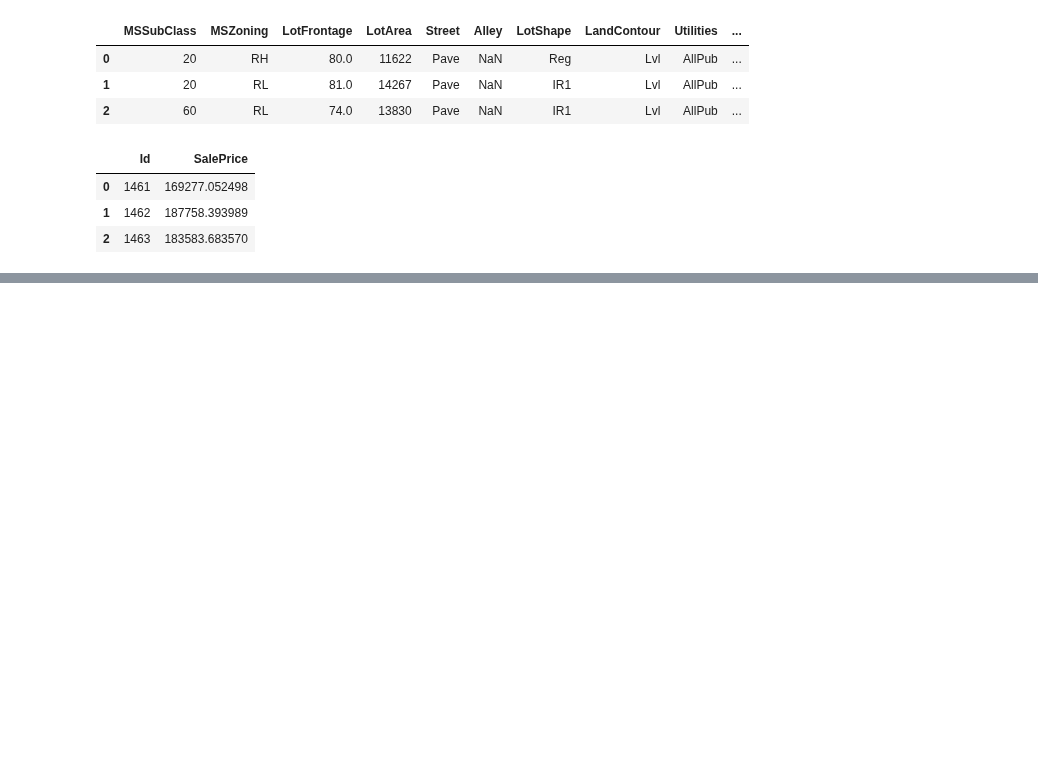
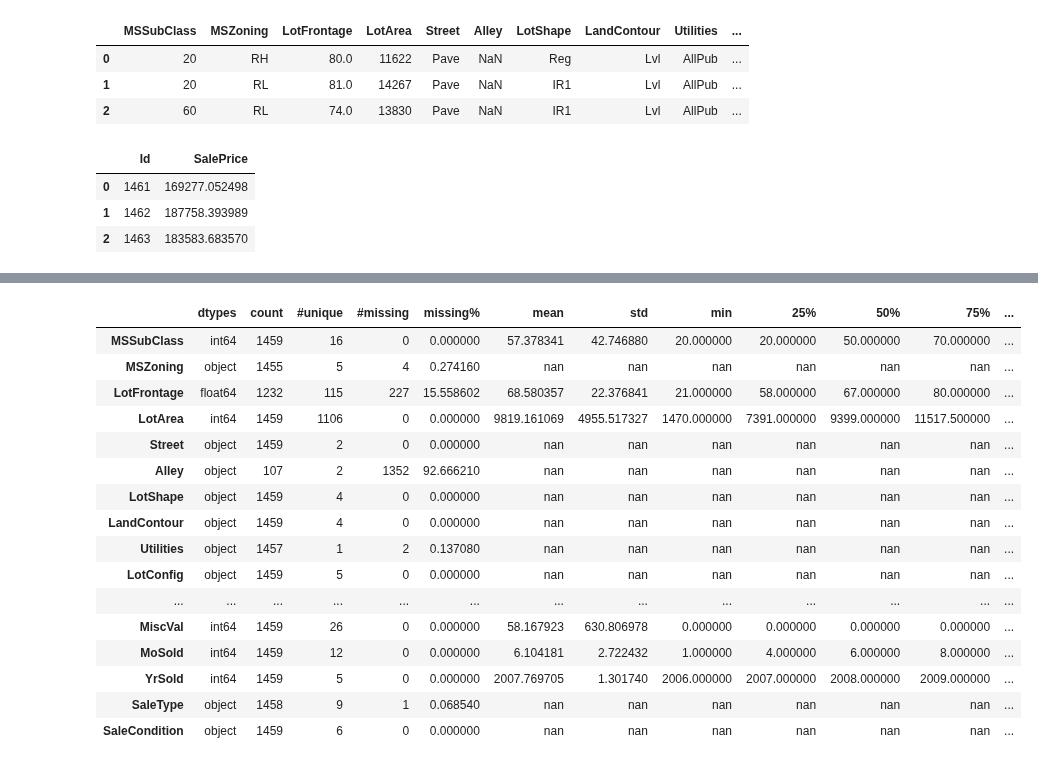
Before and after one commit to kumaramardeep342/Kaggle-Data-Science-Learning, a Jupyter notebook: house-prices-art-rf-gradient-boosting.ipynb, the cells around one changed output, grey strips where cells are left out. Drawn from its saved outputs; the diff is of its cells as text; code cells hidden in the pictures; blank space fills up the shorter version.

```diff
--- a/house-prices-art-rf-gradient-boosting.ipynb
+++ b/house-prices-art-rf-gradient-boosting.ipynb
@@ -78,0 +112,21 @@ submission.head(3)
+# %%
+# Summary of test Dataset
+summary(test).style.background_gradient(cmap='YlOrBr')
+# %% [output]
+|  | dtypes | count | #unique | #missing | missing% | mean | std | min | 25% | 50% | 75% | ... |
+| MSSubClass | int64 | 1459 | 16 | 0 | 0.000000 | 57.378341 | 42.746880 | 20.000000 | 20.000000 | 50.000000 | 70.000000 | ... |
+| MSZoning | object | 1455 | 5 | 4 | 0.274160 | nan | nan | nan | nan | nan | nan | ... |
+| LotFrontage | float64 | 1232 | 115 | 227 | 15.558602 | 68.580357 | 22.376841 | 21.000000 | 58.000000 | 67.000000 | 80.000000 | ... |
+| LotArea | int64 | 1459 | 1106 | 0 | 0.000000 | 9819.161069 | 4955.517327 | 1470.000000 | 7391.000000 | 9399.000000 | 11517.500000 | ... |
+| Street | object | 1459 | 2 | 0 | 0.000000 | nan | nan | nan | nan | nan | nan | ... |
+| Alley | object | 107 | 2 | 1352 | 92.666210 | nan | nan | nan | nan | nan | nan | ... |
+| LotShape | object | 1459 | 4 | 0 | 0.000000 | nan | nan | nan | nan | nan | nan | ... |
+| LandContour | object | 1459 | 4 | 0 | 0.000000 | nan | nan | nan | nan | nan | nan | ... |
+| Utilities | object | 1457 | 1 | 2 | 0.137080 | nan | nan | nan | nan | nan | nan | ... |
+| LotConfig | object | 1459 | 5 | 0 | 0.000000 | nan | nan | nan | nan | nan | nan | ... |
+| ... | ... | ... | ... | ... | ... | ... | ... | ... | ... | ... | ... | ... |
+| MiscVal | int64 | 1459 | 26 | 0 | 0.000000 | 58.167923 | 630.806978 | 0.000000 | 0.000000 | 0.000000 | 0.000000 | ... |
+| MoSold | int64 | 1459 | 12 | 0 | 0.000000 | 6.104181 | 2.722432 | 1.000000 | 4.000000 | 6.000000 | 8.000000 | ... |
+| YrSold | int64 | 1459 | 5 | 0 | 0.000000 | 2007.769705 | 1.301740 | 2006.000000 | 2007.000000 | 2008.000000 | 2009.000000 | ... |
+| SaleType | object | 1458 | 9 | 1 | 0.068540 | nan | nan | nan | nan | nan | nan | ... |
+| SaleCondition | object | 1459 | 6 | 0 | 0.000000 | nan | nan | nan | nan | nan | nan | ... |
```
Also changed, not shown: parts of 6 cells of this notebook.
